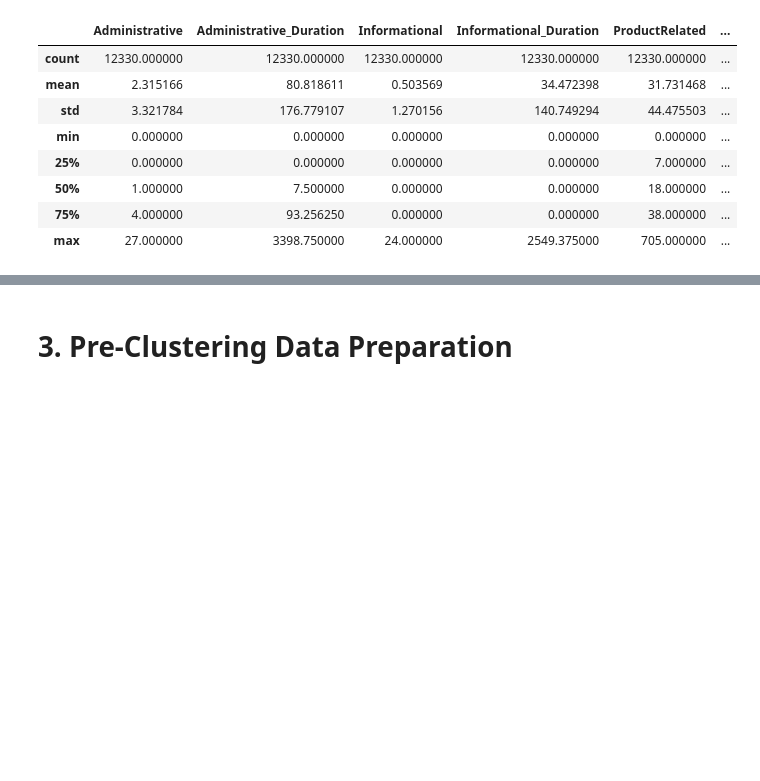
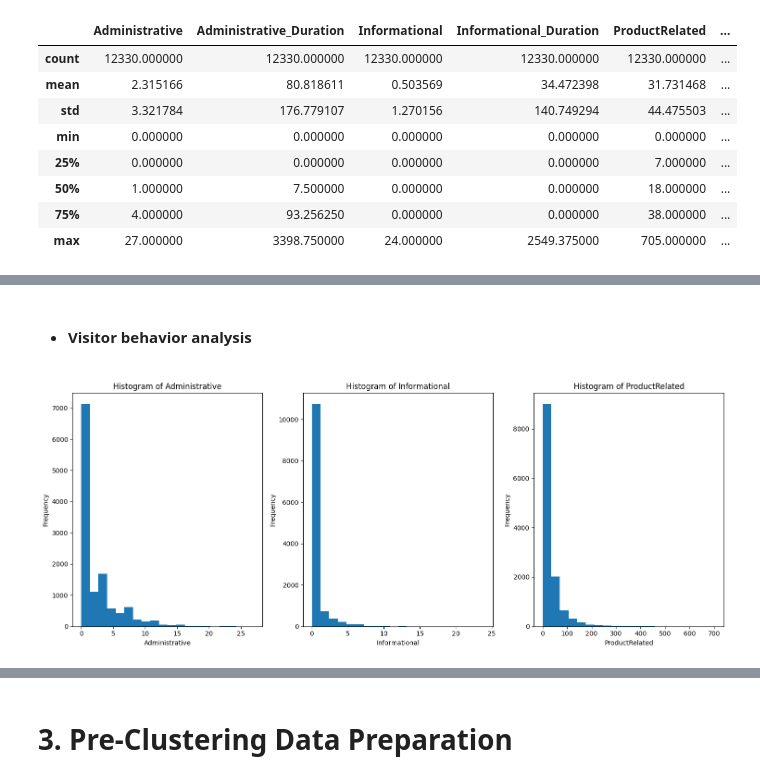
Before and after one commit to Zhengnan817/DAV-6150, a Jupyter notebook: Project_2/Z_Li_Project2.ipynb, the cells around one changed output, grey strips where cells are left out. Saved outputs shown, nothing was run; the diff lists cells and outputs as text; code cells hidden in the pictures; blank space fills up the shorter version.

```diff
--- a/Project_2/Z_Li_Project2.ipynb
+++ b/Project_2/Z_Li_Project2.ipynb
@@ -121,0 +201,6 @@ online_shop.describe()
+# %% [markdown]
+- #### Visitor behavior analysis
+# %%
+hist(online_shop,['Administrative','Informational', 'ProductRelated'])
+# %% [output]
+[figure, added]
```
Also changed, not shown: parts of 63 cells of this notebook.
